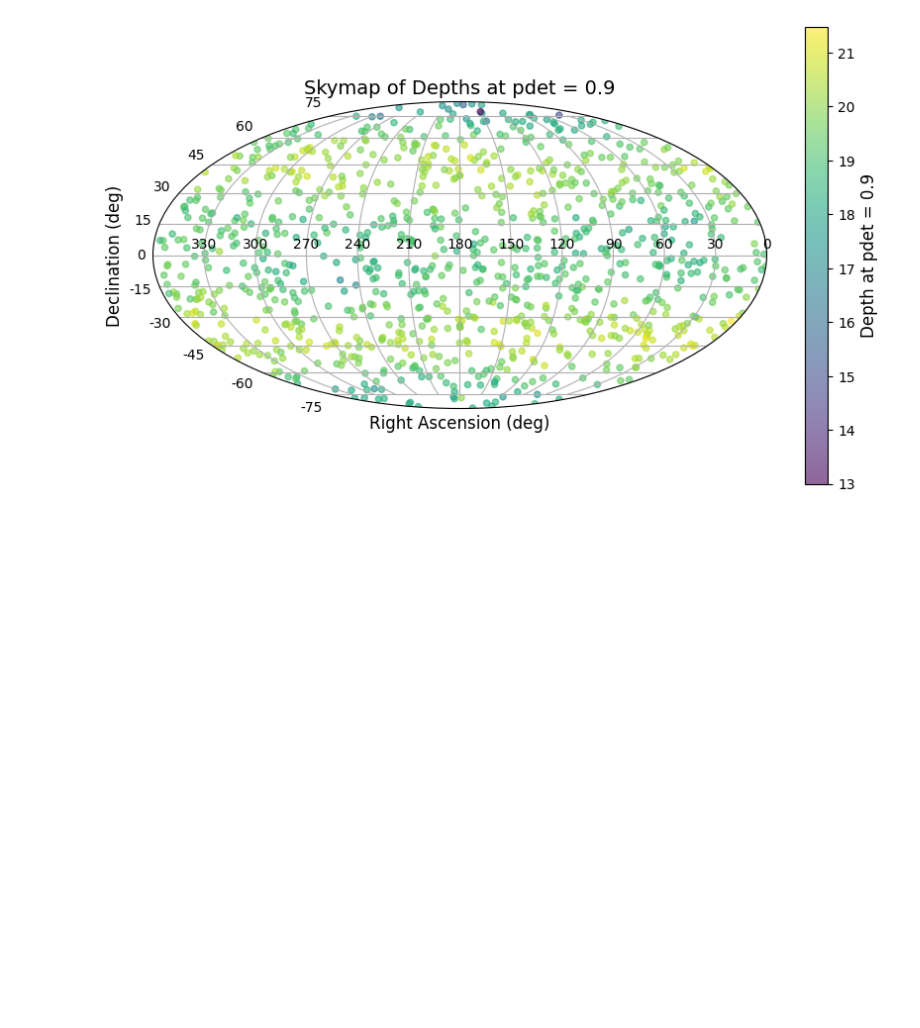
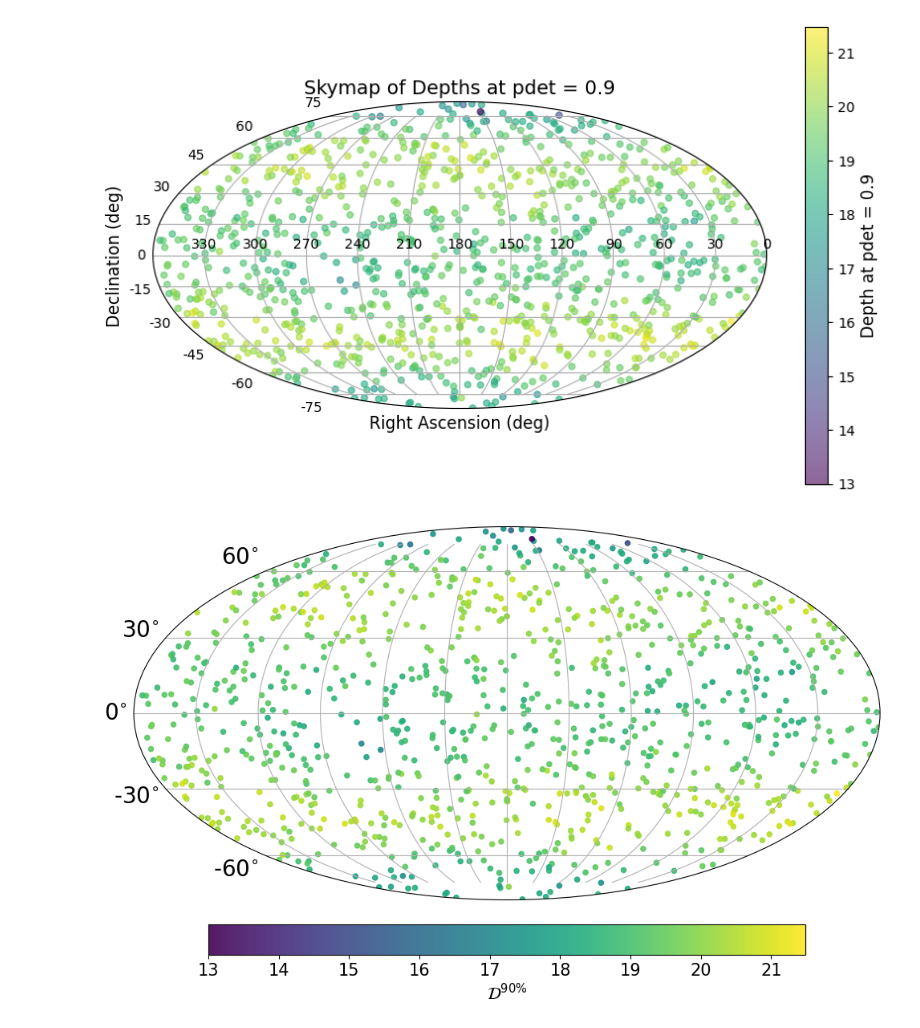
Before and after one commit to damondmc/cw_unet, a Jupyter notebook: All_sky.ipynb, the cells around one changed output. Saved outputs shown, nothing was run; the diff lists cells and outputs as text; code cells hidden in the pictures; blank space fills up the shorter version.

```diff
--- a/All_sky.ipynb
+++ b/All_sky.ipynb
@@ -5,7 +5,7 @@ from tqdm import tqdm
 import torch
 from utils import *
 from genData import *
-from model.unet_leaky import Attention_UNet
+from model.unet import Attention_UNet
 
 # Set random seeds for reproducibility
 np.random.seed(111)
@@ -16,16 +16,16 @@ det = 'H1L1'
 f0 = 500
 size = (512, 64)
 Tsft = 14400
-max_train_levels = [18, 19, 20, 25, 30]
-seeds = range(1, 100)  # Seeds 1 to 6
+max_train_levels = [16, 18, 20, 22]
+seeds = range(450)  # Seeds 1 to 6
 num_noise_realizations = 200
-version = 'H1L1_newmask_UNET_a1.0b1.0_500Hz_D20-20_T10_Tsft14400_step1_ndata5000_noise5000_latent64_th50_batch8_lr0.0001_512x64_MSELoss_dropout0'
+version = version = 'H1L1_a1.0b1.0_500Hz_D21-21_T10_Tsft14400_ndata7000_noise7000_latent64_batch8_lr0.0001_512x64_MSELoss_dropout0'
 device = torch.device('cuda' if torch.cuda.is_available() else 'cpu')
 output_file = 'depth_at_pdet_0.9.npz'
 
 # Initialize model
 model = Attention_UNet(in_channels=4, out_channels=4, latent_channels=64, dropout_prob=0).to(device)
-best_val_model = torch.load(f"./trained_model/500Hz/best_val_model_{version}.pth", weights_only=False)
+best_val_model = torch.load(f"./trained_model/{f0}Hz/best_pdet_model_mean_sq_{version}.pth", weights_only=False)
 model.load_state_dict(best_val_model)
 model.eval()
 
@@ -35,7 +35,7 @@ def compute_detection_statistic(images, ref_distribution=None):
     return detection_stats
 
 # Generate noise-only data for x_pfa
-noise = np.empty((500,) + size + (4,))
+noise = np.empty((1000,) + size + (4,))
 for i in range(noise.shape[0]):
     noise[i] = simNoise(sqrtSn=1, Tsft=Tsft, size=size, ndet=2, norm=False)
 noise = normalize(noise)
@@ -235,3 +235,72 @@ plt.savefig('skymap_depth.png')
 plt.show()
 # %% [output]
 [figure]
+# %%
+import matplotlib.pyplot as plt
+from astropy.coordinates import SkyCoord
+import astropy.units as u
+import numpy as np
+
+# Parameters
+f0 = 500
+size = (512, 64)
+Tsft = 14400
+seeds = range(200)
+depth_file = 'depth_at_pdet_0.9.npz'
+
+# Load depths at pdet = 0.9
+depth_data = np.load(depth_file, allow_pickle=True)
+depth_at_pdet_90 = depth_data['depth_at_pdet_90']  # Shape: (6000,)
+
+# Load RA and Dec from all seeds
+alpha_deg = []
+delta = []
+for seed in seeds:
+    filename = f'/scratch/kriles_root/kriles0/damoncht/unet_f/data/validation/skymap_{f0}Hz_H1L1_{size[0]}x{size[1]}_{Tsft}s_4c_traindata_n1000_seed{seed}.npz'
+    data = np.load(filename, allow_pickle=True)
+    params = data['params']
+    for i in range(5):
+        alpha_rad = params[i*200, -2]  # RA in radians
+        alpha_deg.append(np.degrees(alpha_rad))  # Convert to degrees
+        delta.append(params[i*200, -1])  # Dec in degrees
+
+alpha_deg = np.array(alpha_deg)  # Shape: (6000,)
+delta = np.array(delta)  # Shape: (6000,)
+
+# Filter out invalid depths
+valid_mask = ~np.isnan(depth_at_pdet_90)
+ra_plot_rad = np.radians(180 - alpha_deg[valid_mask])  # RA in degrees -> radians, mirrored for astronomical convention
+dec_plot_rad = delta[valid_mask]  # Dec in degrees -> radians
+depths_valid = depth_at_pdet_90[valid_mask]
+
+# Create the skymap
+fig = plt.figure(figsize=(12, 8))
+ax = fig.add_subplot(111, projection='mollweide')
+
+# Scatter plot with depths as color
+scatter = ax.scatter(ra_plot_rad, dec_plot_rad, c=depths_valid, s=20, alpha=0.9, cmap='viridis',
+                    vmin=np.min(depth_at_pdet_90[~np.isnan(depth_at_pdet_90)]),
+                    vmax=np.max(depth_at_pdet_90[~np.isnan(depth_at_pdet_90)]))
+
+# Add smaller colorbar at the bottom
+cbar = plt.colorbar(scatter, ax=ax, orientation='horizontal', pad=0.05, shrink=0.8)
+cbar.set_label(r'$\mathcal{D}^{90\%}$', fontsize=15)
+cbar.ax.tick_params(labelsize=15)  # Larger colorbar tick labels
+
+# Customize the plot
+ax.grid(True)
+
+# Remove x-axis tick labels
+ax.set_xticklabels([])
+
+# Set Dec ticks with degree symbol
+dec_ticks_deg = np.array([-60, -30, 0, 30, 60])
+dec_ticks_rad = np.radians(dec_ticks_deg)
+ax.set_yticks(dec_ticks_rad)
+ax.set_yticklabels([f'{t:.0f}$^{{\\circ}}$' for t in dec_ticks_deg], fontsize=20)
+
+# Save and show
+plt.savefig('skymap_depth.pdf')
+plt.show()
+# %% [output]
+[figure, added]
```
Also changed, not shown: 22 other files.
